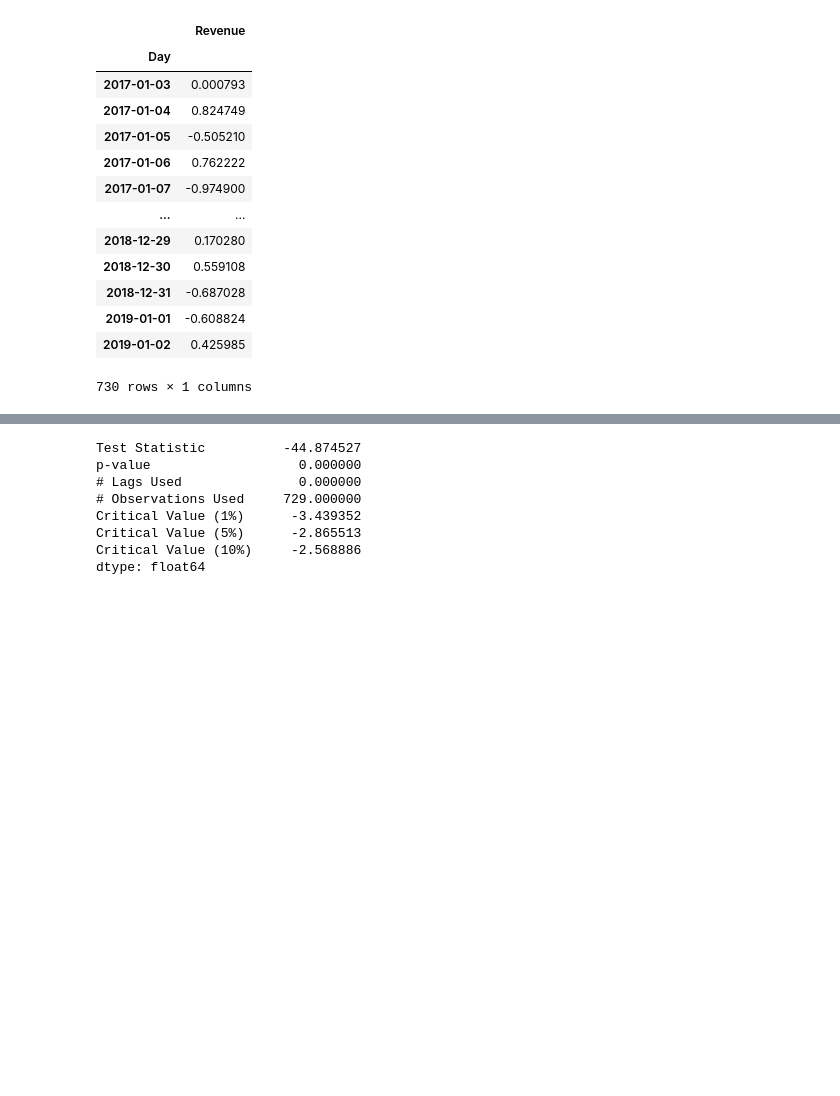
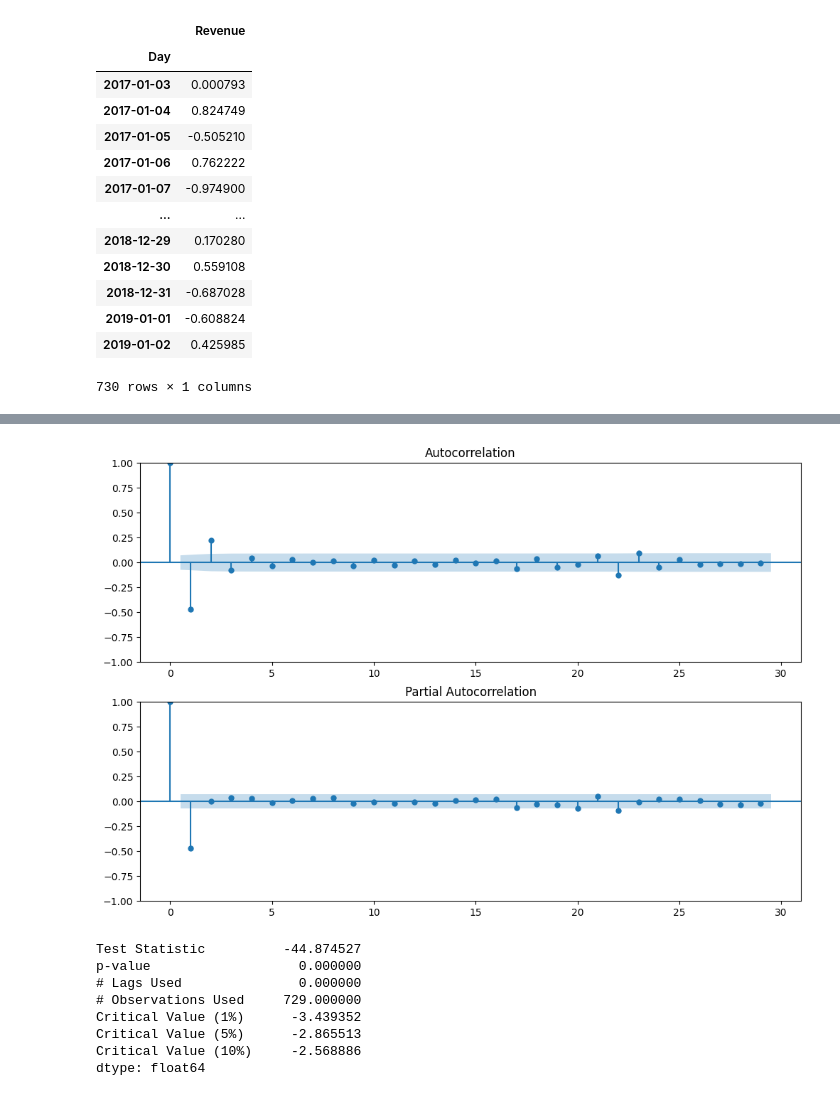
Before and after one commit to cfreeman22/D213, a Jupyter notebook: D213_task1_b.ipynb, the cells around one changed output, grey strips where cells are left out. Saved outputs shown, nothing was run; the diff lists cells and outputs as text; code cells hidden in the pictures; blank space fills up the shorter version.

```diff
--- a/D213_task1_b.ipynb
+++ b/D213_task1_b.ipynb
@@ -241,3 +157,11 @@ plt.show()
+# %%
+fig = plt.figure(figsize=(12,8))
+ax1 = fig.add_subplot(211)
+fig = sm.graphics.tsa.plot_acf(data_diff['Revenue'], ax=ax1)
+ax2 = fig.add_subplot(212)
+fig = sm.graphics.tsa.plot_pacf(data_diff['Revenue'], ax=ax2)
+# %% [output]
+[figure, added]
 # %%
 #Testing Stationarity of the adjusted data
 adf_test(data_diff['Revenue'])
```
Also changed, not shown: parts of 36 cells of this notebook.
